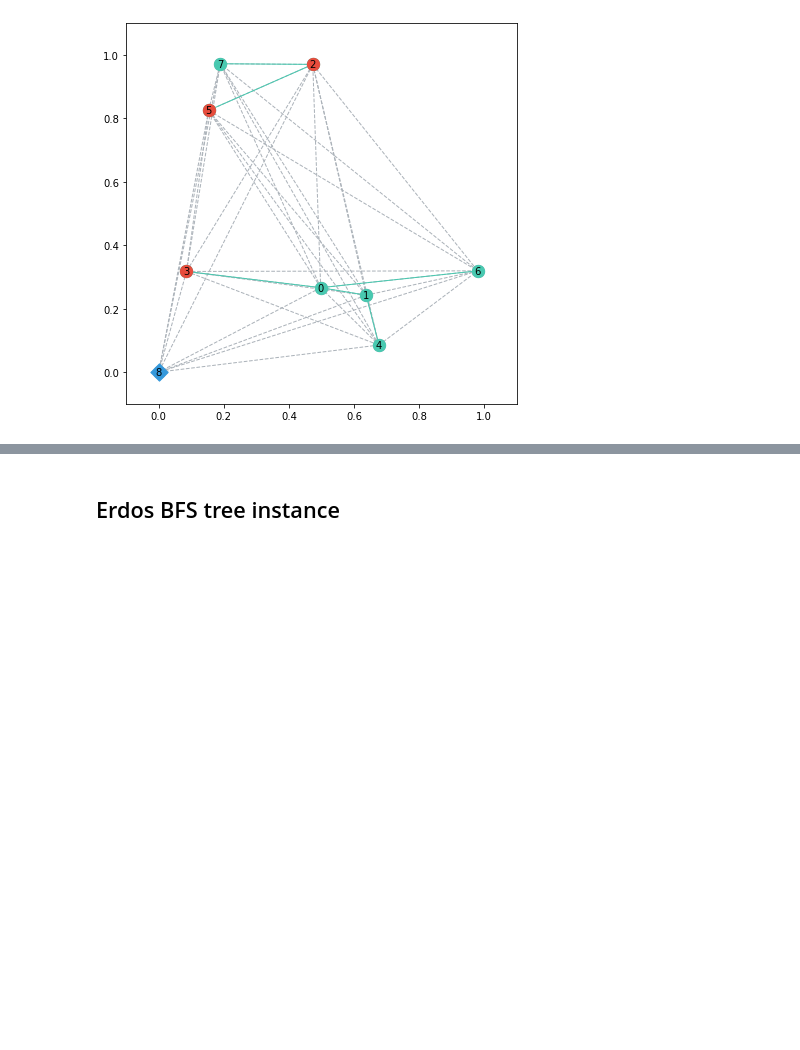
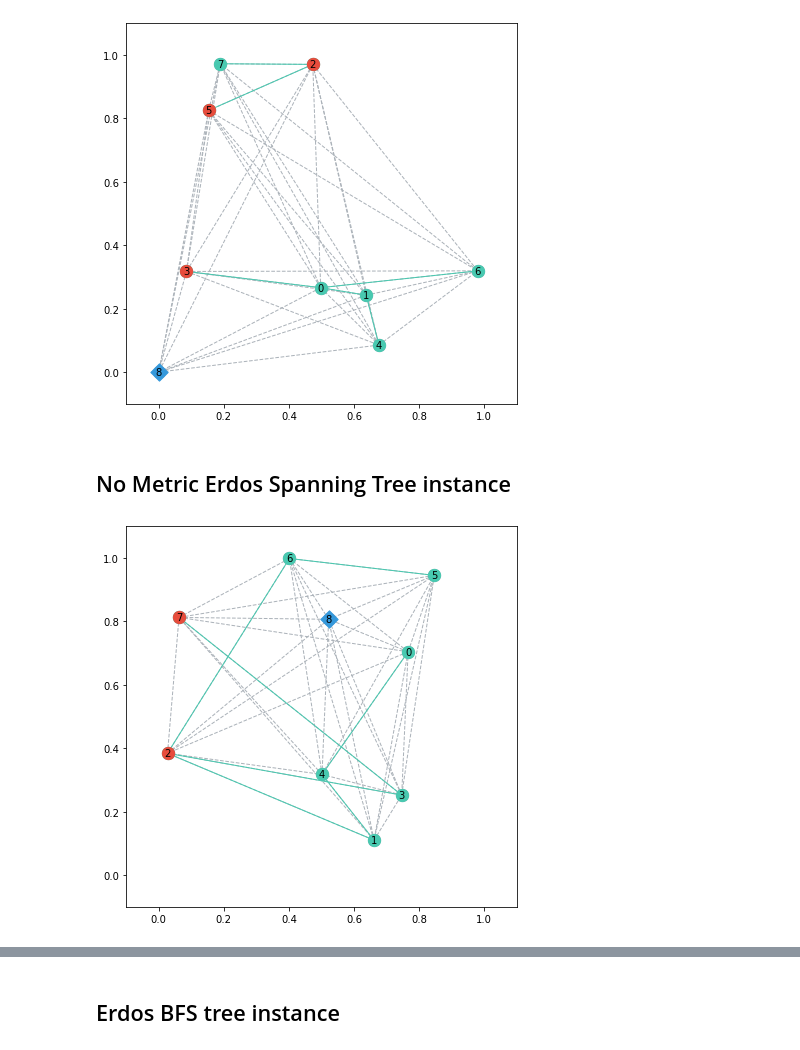
Before and after one commit to omargup/moving_firefighter_problem_generator, a Jupyter notebook: tutorial.ipynb, the cells around one changed output, grey strips where cells are left out. Saved outputs shown, nothing was run; the diff lists cells and outputs as text; code cells hidden in the pictures; blank space fills up the shorter version.

```diff
--- a/tutorial.ipynb
+++ b/tutorial.ipynb
@@ -160,3 +160,19 @@ ff= wffp.geo_stree(n, r, dim, fighter_pos, burnt_nodes, connected, seed)
 wffp.draw_ffp(ff)
 # %% [output]
 [figure]
+# %% [markdown]
+## No Metric Erdos Spanning Tree instance
+# %%
+n = 8
+p = 0.5
+dist_interval = [0,3]
+dim =  2
+fighter_pos = None
+burnt_nodes =  2
+connected = False
+seed = 17
+
+ff = wffp.nm_erdos_stree(n, p, dist_interval, dim, fighter_pos, burnt_nodes, connected, seed)
+wffp.draw_ffp(ff)
+# %% [output]
+[figure, added]
```
Also changed, not shown: parts of 4 cells of this notebook.
